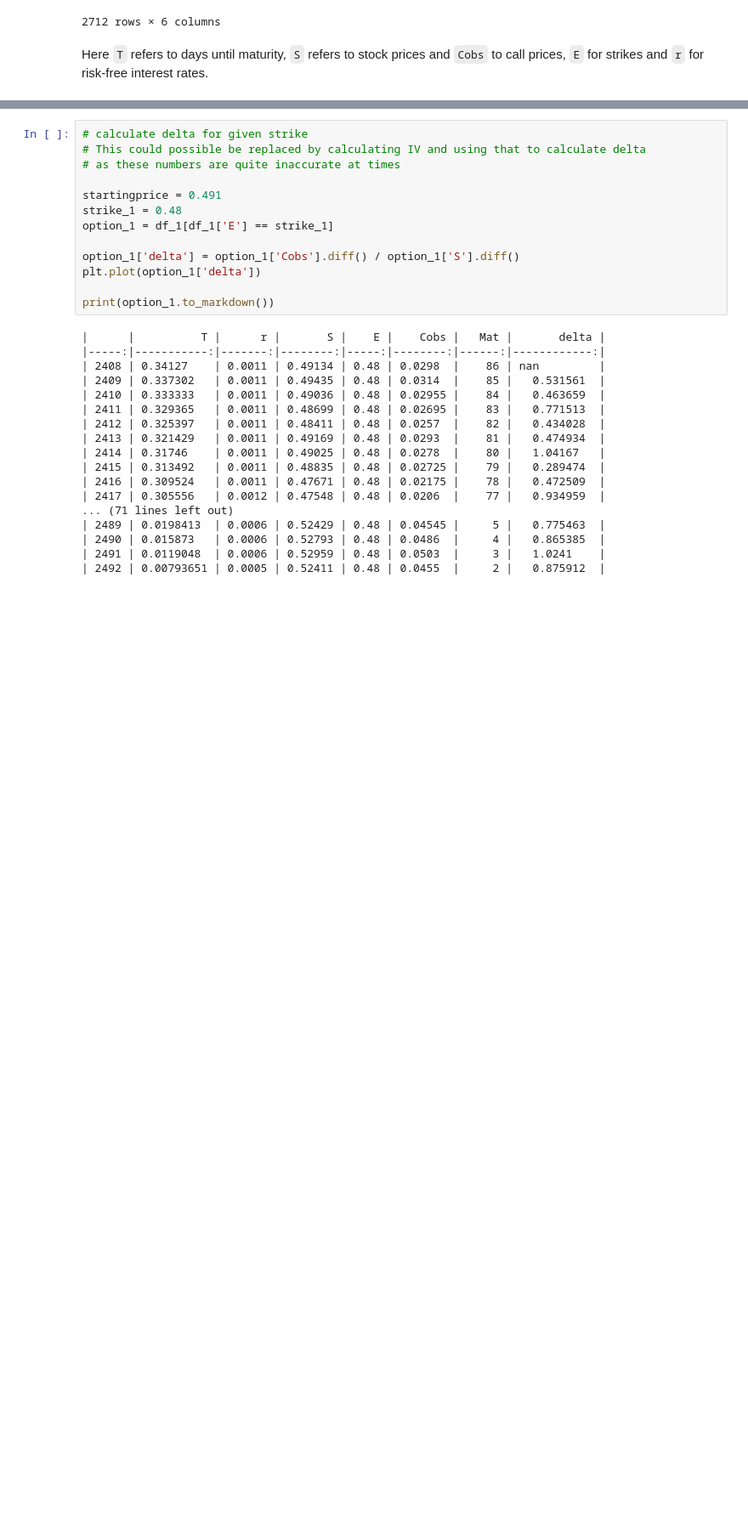
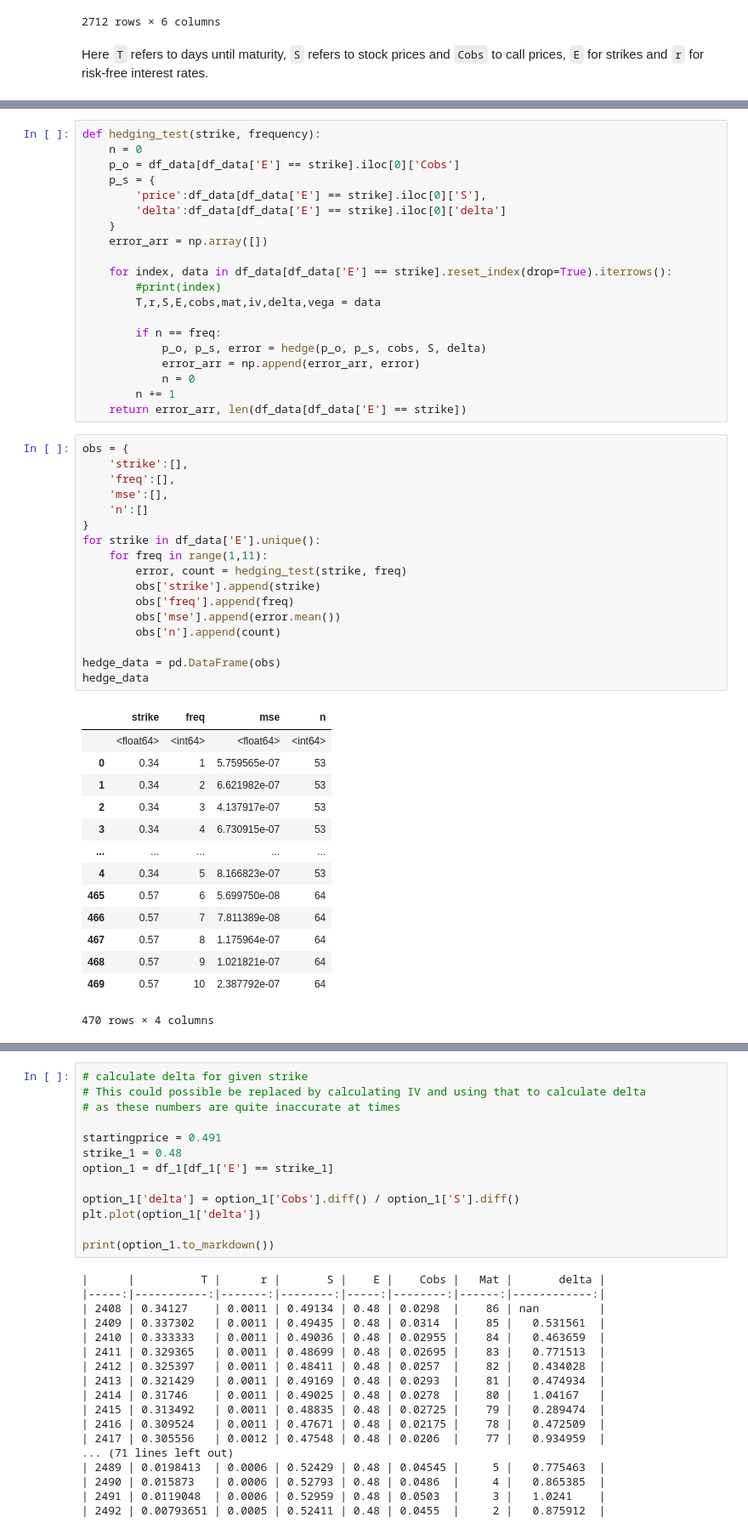
Before and after one commit to JuusoAsd/finaeng1, a Jupyter notebook: assignment_1.ipynb, the cells around one changed output, grey strips where cells are left out. Shown at 85% size. Drawn from its saved outputs; the diff is of its cells as text; blank space fills up the shorter version.

Commit message:
first stab at delta-hedging

```diff
--- a/assignment_1.ipynb
+++ b/assignment_1.ipynb
@@ -108,0 +185,52 @@ Here `T` refers to days until maturity, `S` refers to stock prices and `Cobs` to
+# %%
+def hedging_test(strike, frequency):
+    n = 0
+    p_o = df_data[df_data['E'] == strike].iloc[0]['Cobs']
+    p_s = {
+        'price':df_data[df_data['E'] == strike].iloc[0]['S'],
+        'delta':df_data[df_data['E'] == strike].iloc[0]['delta']
+    }
+    error_arr = np.array([])
+
+    for index, data in df_data[df_data['E'] == strike].reset_index(drop=True).iterrows():
+        #print(index)
+        T,r,S,E,cobs,mat,iv,delta,vega = data
+
+        if n == freq:
+            p_o, p_s, error = hedge(p_o, p_s, cobs, S, delta)
+            error_arr = np.append(error_arr, error)
+            n = 0
+        n += 1
+    return error_arr, len(df_data[df_data['E'] == strike])
+# %%
+obs = {
+    'strike':[],
+    'freq':[],
+    'mse':[],
+    'n':[]
+}
+for strike in df_data['E'].unique():
+    for freq in range(1,11):
+        error, count = hedging_test(strike, freq)
+        obs['strike'].append(strike)
+        obs['freq'].append(freq)
+        obs['mse'].append(error.mean())
+        obs['n'].append(count)
+
+hedge_data = pd.DataFrame(obs)
+hedge_data
+# %% [output]
+|  | strike | freq | mse | n |
+|  | <float64> | <int64> | <float64> | <int64> |
+| 0 | 0.34 | 1 | 5.759565e-07 | 53 |
+| 1 | 0.34 | 2 | 6.621982e-07 | 53 |
+| 2 | 0.34 | 3 | 4.137917e-07 | 53 |
+| 3 | 0.34 | 4 | 6.730915e-07 | 53 |
+| ... | ... | ... | ... | ... |
+| 4 | 0.34 | 5 | 8.166823e-07 | 53 |
+| 465 | 0.57 | 6 | 5.699750e-08 | 64 |
+| 466 | 0.57 | 7 | 7.811389e-08 | 64 |
+| 467 | 0.57 | 8 | 1.175964e-07 | 64 |
+| 468 | 0.57 | 9 | 1.021821e-07 | 64 |
+| 469 | 0.57 | 10 | 2.387792e-07 | 64 |
+470 rows × 4 columns
```
Also changed, not shown: parts of 7 cells of this notebook.
